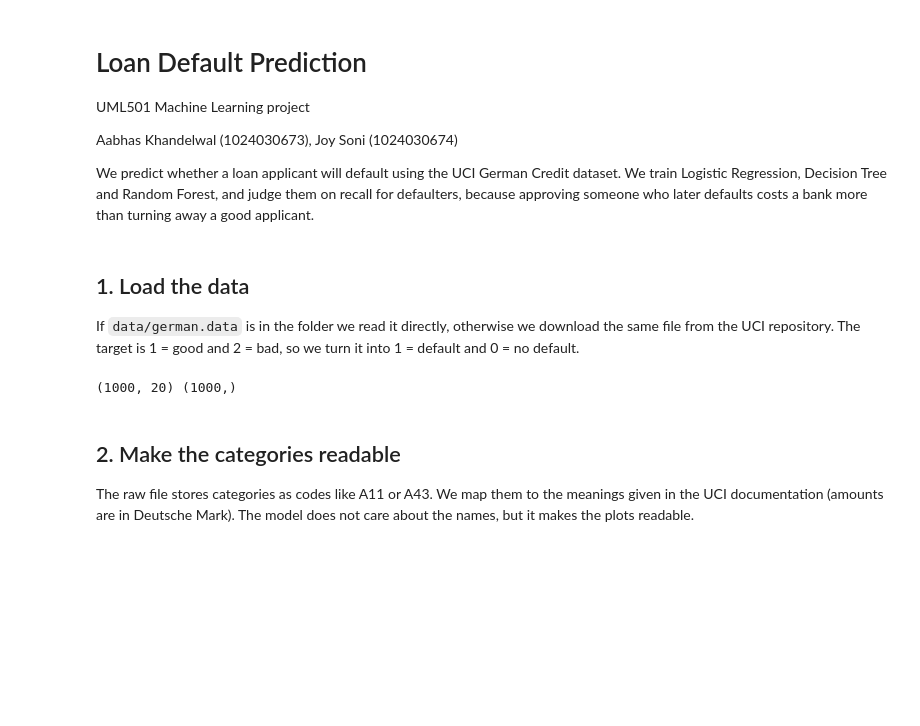
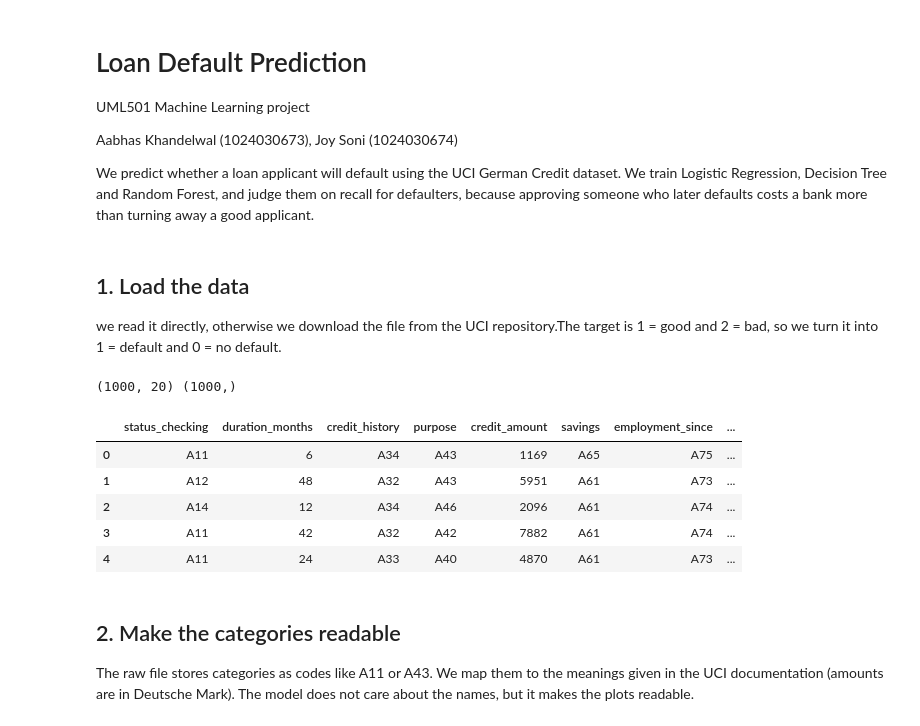
Before and after one commit to AabhasK/Credit-Risk-Predictor, a Jupyter notebook: MLproject.ipynb, the cells around one changed output. Saved outputs shown, nothing was run; the diff lists cells and outputs as text; code cells hidden in the pictures; blank space fills up the shorter version.

```diff
--- a/MLproject.ipynb
+++ b/MLproject.ipynb
@@ -28,7 +30,7 @@ os.makedirs("figures", exist_ok=True)
 # %% [markdown]
 ## 1. Load the data
 
-If `data/german.data` is in the folder we read it directly, otherwise we download the same file from the UCI repository. The target is 1 = good and 2 = bad, so we turn it into 1 = default and 0 = no default.
+we read it directly, otherwise we download the file from the UCI repository.The target is 1 = good and 2 = bad, so we turn it into 1 = default and 0 = no default.
 # %%
 cols = ["status_checking", "duration_months", "credit_history", "purpose", "credit_amount",
         "savings", "employment_since", "installment_rate", "personal_status_sex",
@@ -47,6 +49,15 @@ y = (target == 2).astype(int).rename("default")
 print(X.shape, y.shape)
 # %% [output]
 (1000, 20) (1000,)
+# %%
+X.head()
+# %% [output]
+|  | status_checking | duration_months | credit_history | purpose | credit_amount | savings | employment_since | ... |
+| 0 | A11 | 6 | A34 | A43 | 1169 | A65 | A75 | ... |
+| 1 | A12 | 48 | A32 | A43 | 5951 | A61 | A73 | ... |
+| 2 | A14 | 12 | A34 | A46 | 2096 | A61 | A74 | ... |
+| 3 | A11 | 42 | A32 | A42 | 7882 | A61 | A74 | ... |
+| 4 | A11 | 24 | A33 | A40 | 4870 | A61 | A73 | ... |
 # %% [markdown]
 ## 2. Make the categories readable
 
```
Also changed, not shown: parts of 20 cells of this notebook.
